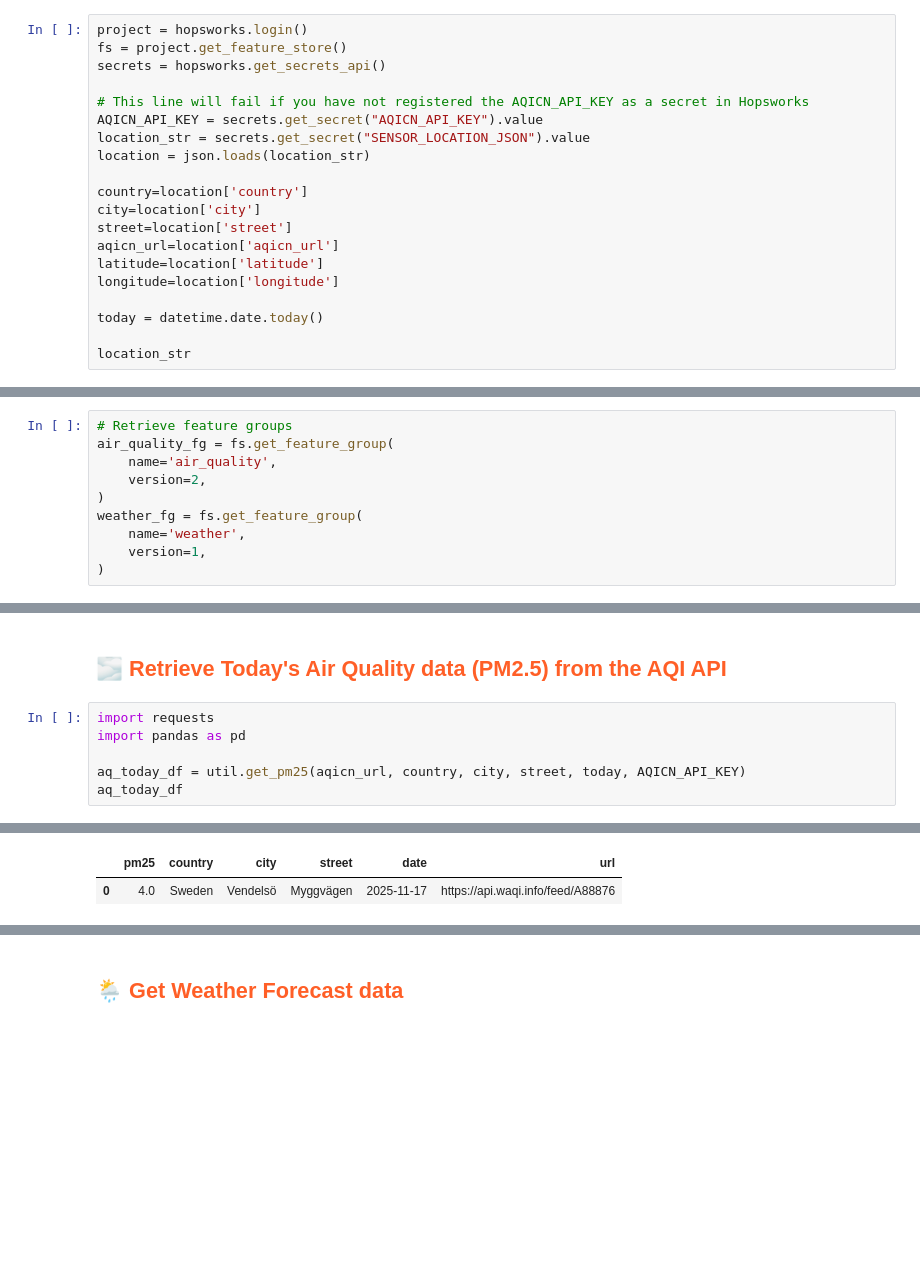
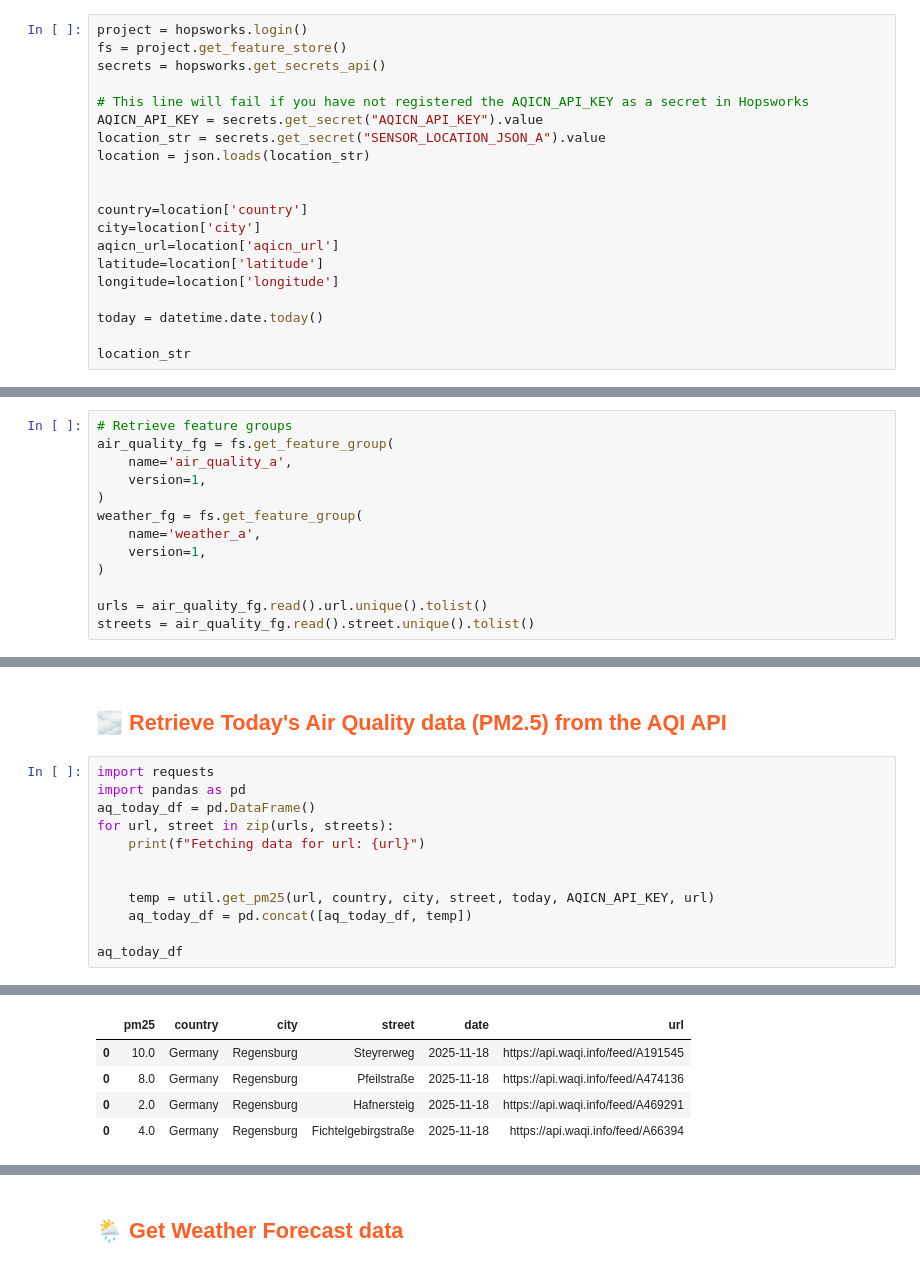
Before and after one commit to koderik/mlfs-book, a Jupyter notebook: notebooks/airquality/2_air_quality_feature_pipeline.ipynb, the cells around one changed output, grey strips where cells are left out. Drawn from its saved outputs; the diff is of its cells as text; blank space fills up the shorter version.

```diff
--- a/notebooks/airquality/2_air_quality_feature_pipeline.ipynb
+++ b/notebooks/airquality/2_air_quality_feature_pipeline.ipynb
@@ -84,12 +84,12 @@ secrets = hopsworks.get_secrets_api()
 
 # This line will fail if you have not registered the AQICN_API_KEY as a secret in Hopsworks
 AQICN_API_KEY = secrets.get_secret("AQICN_API_KEY").value
-location_str = secrets.get_secret("SENSOR_LOCATION_JSON").value
+location_str = secrets.get_secret("SENSOR_LOCATION_JSON_A").value
 location = json.loads(location_str)
+
 
 country=location['country']
 city=location['city']
-street=location['street']
 aqicn_url=location['aqicn_url']
 latitude=location['latitude']
 longitude=location['longitude']
@@ -109,10 +111,13 @@ Logged in to project, explore it here https://c.app.hopsworks.ai:443/p/1279161
 # %%
 # Retrieve feature groups
 air_quality_fg = fs.get_feature_group(
-    name='air_quality',
-    version=2,
+    name='air_quality_a',
+    version=1,
 )
 weather_fg = fs.get_feature_group(
-    name='weather',
+    name='weather_a',
     version=1,
 )
+
+urls = air_quality_fg.read().url.unique().tolist()
+streets = air_quality_fg.read().street.unique().tolist()
@@ -123,7 +138,13 @@ weather_fg = fs.get_feature_group(
 # %%
 import requests
 import pandas as pd
+aq_today_df = pd.DataFrame()
+for url, street in zip(urls, streets):
+    print(f"Fetching data for url: {url}")
 
-aq_today_df = util.get_pm25(aqicn_url, country, city, street, today, AQICN_API_KEY)
+
+    temp = util.get_pm25(url, country, city, street, today, AQICN_API_KEY, url)
+    aq_today_df = pd.concat([aq_today_df, temp])
+
 aq_today_df
 # %% [output]
@@ -130,5 +159,8 @@ aq_today_df
 |  | pm25 | country | city | street | date | url |
-| 0 | 4.0 | Sweden | Vendelsö | Myggvägen | 2025-11-17 | https://api.waqi.info/feed/A88876 |
+| 0 | 10.0 | Germany | Regensburg | Steyrerweg | 2025-11-18 | https://api.waqi.info/feed/A191545 |
+| 0 | 8.0 | Germany | Regensburg | Pfeilstraße | 2025-11-18 | https://api.waqi.info/feed/A474136 |
+| 0 | 2.0 | Germany | Regensburg | Hafnersteig | 2025-11-18 | https://api.waqi.info/feed/A469291 |
+| 0 | 4.0 | Germany | Regensburg | Fichtelgebirgstraße | 2025-11-18 | https://api.waqi.info/feed/A66394 |
 # %%
 aq_today_df.info()
 # %% [output]
```
Also changed, not shown: parts of 9 cells of this notebook, 34 other files.
